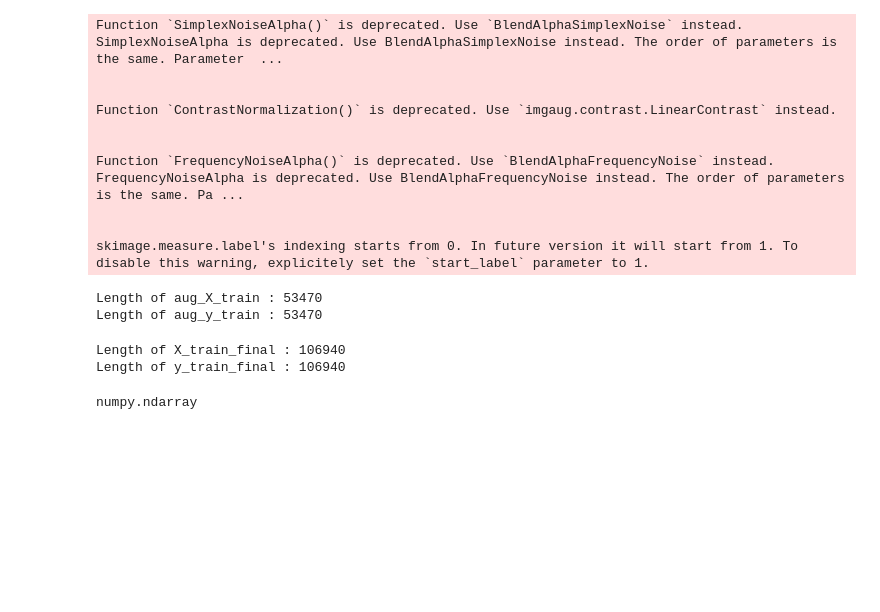
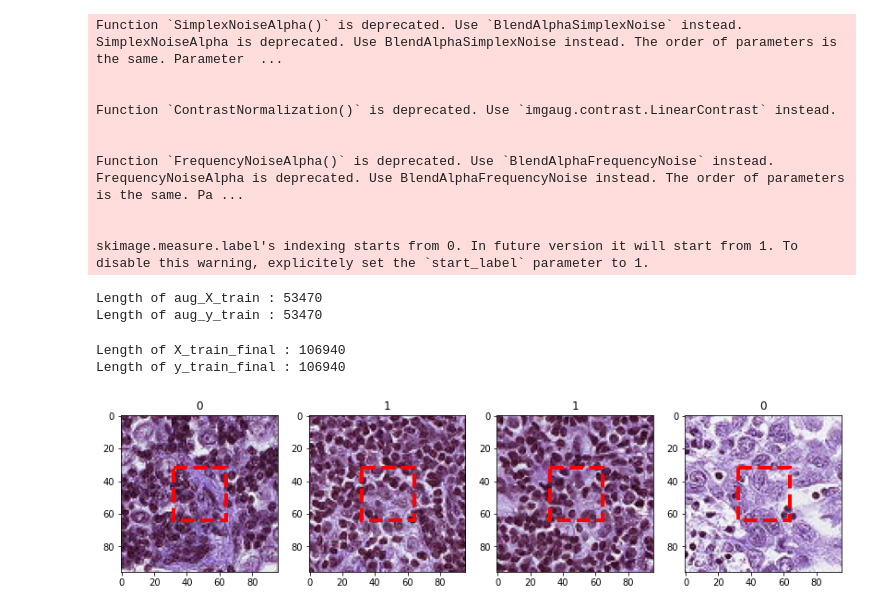
Before and after one commit to srilamaiti/ml_works, a Jupyter notebook: cancer_detection.ipynb, the cells around one changed output. Drawn from its saved outputs; the diff is of its cells as text; code cells hidden in the pictures; blank space fills up the shorter version.

```diff
--- a/cancer_detection.ipynb
+++ b/cancer_detection.ipynb
@@ -885,7 +885,7 @@ print(f"Length of y_train_final : {len(y_train_final)}")
 # %% [output]
 Length of X_train_final : 106940
 Length of y_train_final : 106940
-# %%
-type(aug_X_train)
-# %% [output]
-numpy.ndarray
+# %%
+misc_proc.print_image_original(X_train_final[:4], y_train_final[:4])
+# %% [output]
+[figure, added]
```
Also changed, not shown: parts of 16 cells of this notebook.
